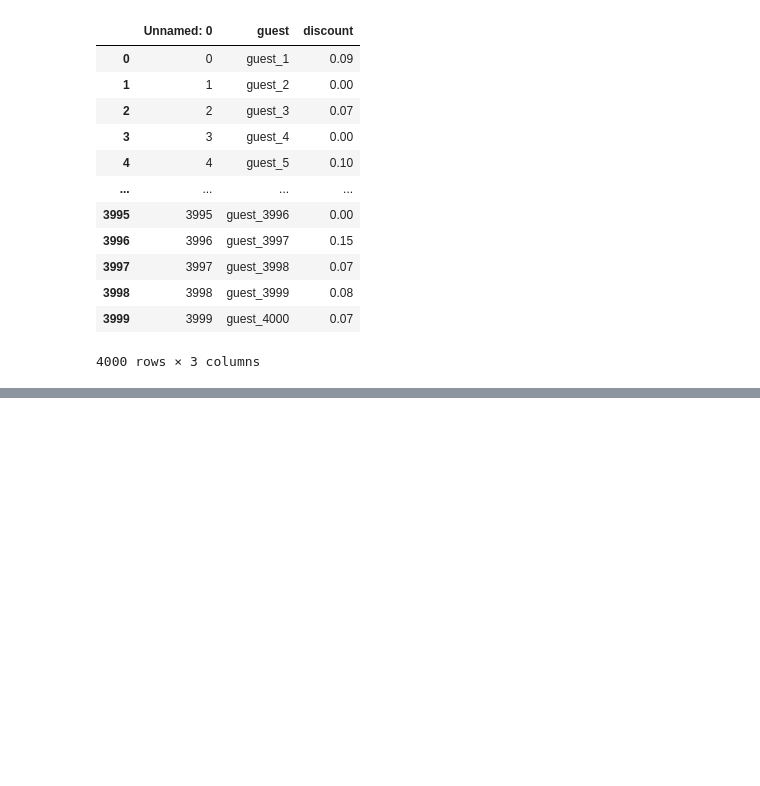
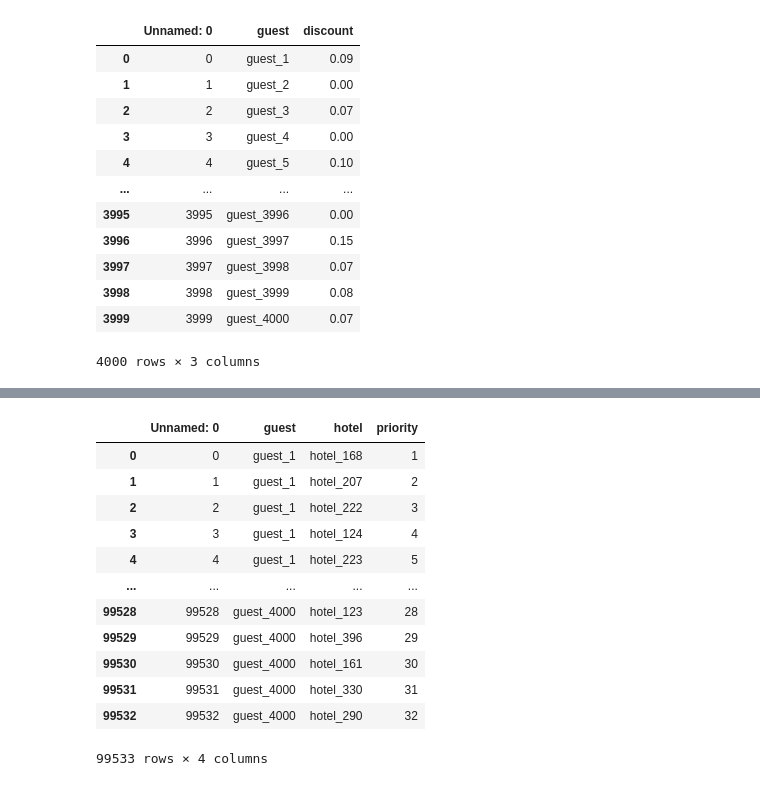
Before and after one commit to tundraparisi/dscoding-projects, a Jupyter notebook: lejda.kolaveri/hotel.project/hotel/project/HotelProject.ipynb, the cells around one changed output, grey strips where cells are left out. Saved outputs shown, nothing was run; the diff lists cells and outputs as text; code cells hidden in the pictures; blank space fills up the shorter version.

```diff
--- a/lejda.kolaveri/hotel.project/hotel/project/HotelProject.ipynb
+++ b/lejda.kolaveri/hotel.project/hotel/project/HotelProject.ipynb
@@ -26,0 +39,17 @@ hotels_
+# %%
+preferences_table = pd.read_excel(r"C:\Users\lejda\Desktop\coding - Python\preferences.xlsx")
+preferences_table
+# %% [output]
+|  | Unnamed: 0 | guest | hotel | priority |
+| 0 | 0 | guest_1 | hotel_168 | 1 |
+| 1 | 1 | guest_1 | hotel_207 | 2 |
+| 2 | 2 | guest_1 | hotel_222 | 3 |
+| 3 | 3 | guest_1 | hotel_124 | 4 |
+| 4 | 4 | guest_1 | hotel_223 | 5 |
+| ... | ... | ... | ... | ... |
+| 99528 | 99528 | guest_4000 | hotel_123 | 28 |
+| 99529 | 99529 | guest_4000 | hotel_396 | 29 |
+| 99530 | 99530 | guest_4000 | hotel_161 | 30 |
+| 99531 | 99531 | guest_4000 | hotel_330 | 31 |
+| 99532 | 99532 | guest_4000 | hotel_290 | 32 |
+99533 rows × 4 columns
```
Also changed, not shown: parts of 9 cells of this notebook, 1 other file.
